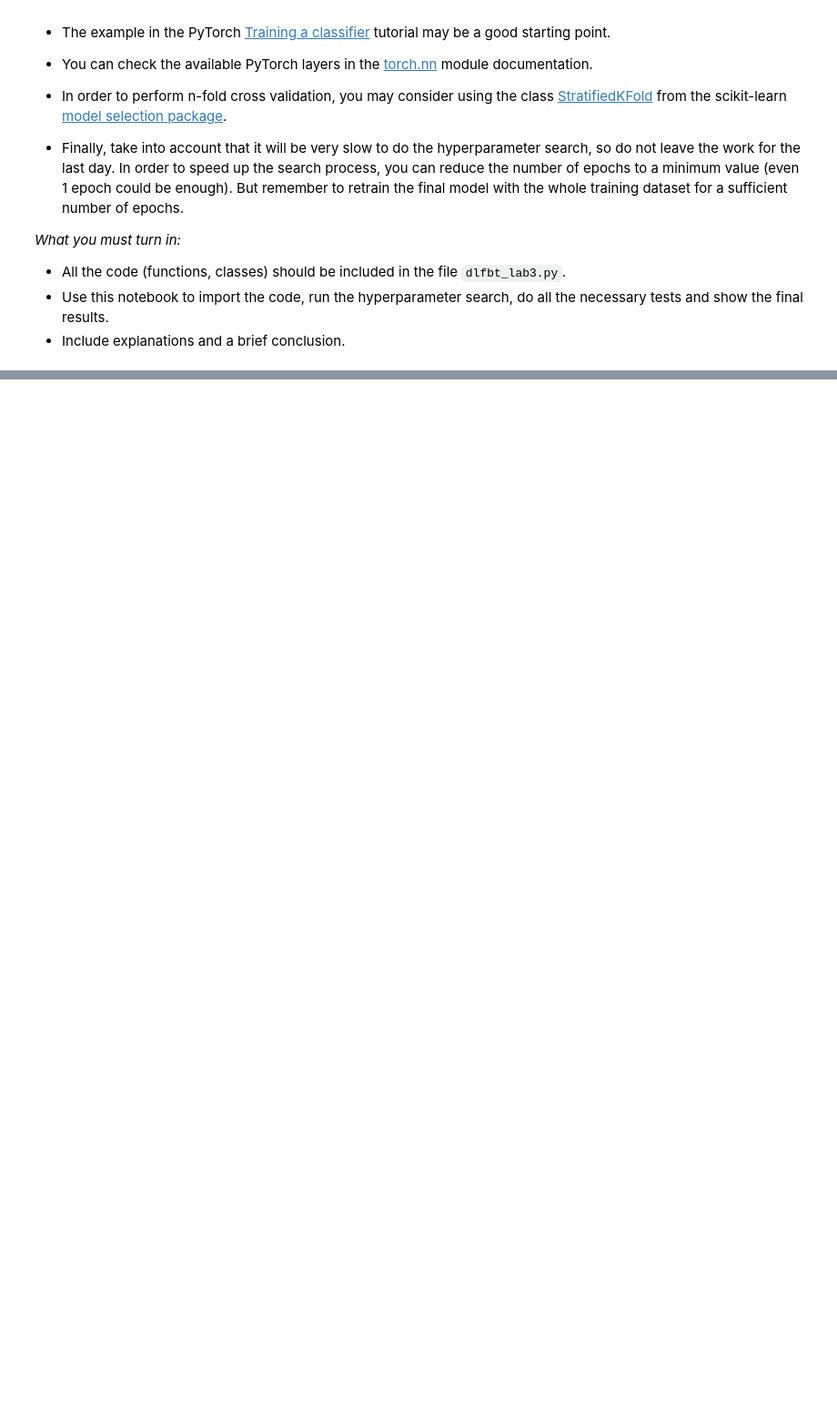
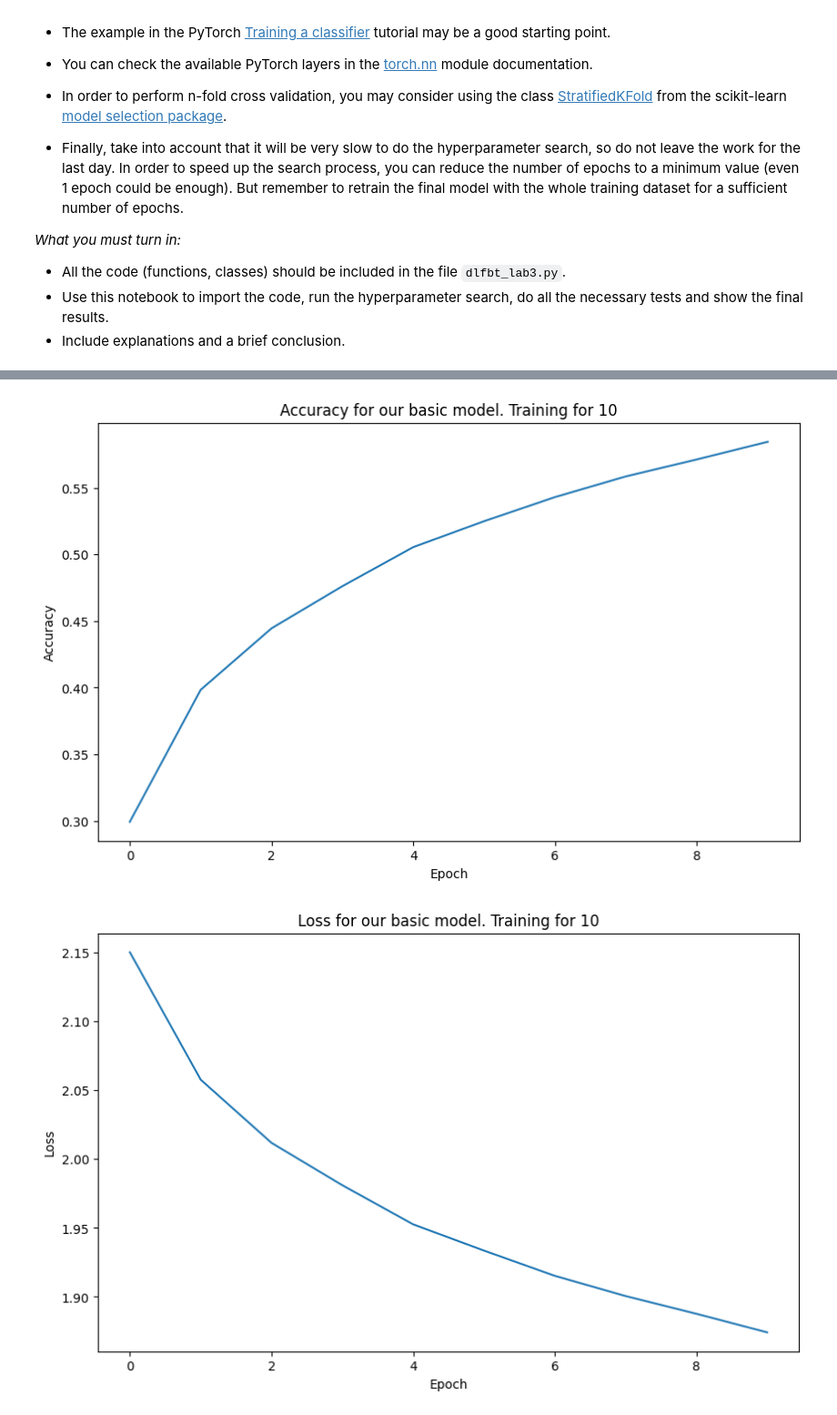
Before and after one commit to Javimh18/FundamentosDL, a Jupyter notebook: Lab3/lab3_2023.ipynb, the cells around one changed output, grey strips where cells are left out. Shown at 91% size. Saved outputs shown, nothing was run; the diff lists cells and outputs as text; code cells hidden in the pictures; blank space fills up the shorter version.

Commit message:
Pytorch model does not work very well at the moment...

```diff
--- a/Lab3/lab3_2023.ipynb
+++ b/Lab3/lab3_2023.ipynb
@@ -552,0 +660,19 @@ Regarding the last point, at least the following hyperparameters must be conside
+# %%
+from dlfbt_lab3 import CNN_model,train,plot_metrics,test_step
+import torch.optim as optim
+from torch import nn
+
+epochs = 10
+
+# declare model
+cnn_model = CNN_model().to(device)
+
+# defining loss function and optimizer
+loss_fn = nn.CrossEntropyLoss()
+optimizer = optim.Adamax(cnn_model.parameters(), lr=0.001)
+
+# training the model
+history = train(trainloader,cnn_model,loss_fn,optimizer,device,epochs,2)
+
+plot_metrics(history,epochs)
+# %% [output]
@@ -552,0 +684,2 @@ Regarding the last point, at least the following hyperparameters must be conside
+[figure, added]
+[figure, added]
```
Also changed, not shown: parts of 20 cells of this notebook, 5 other files.
